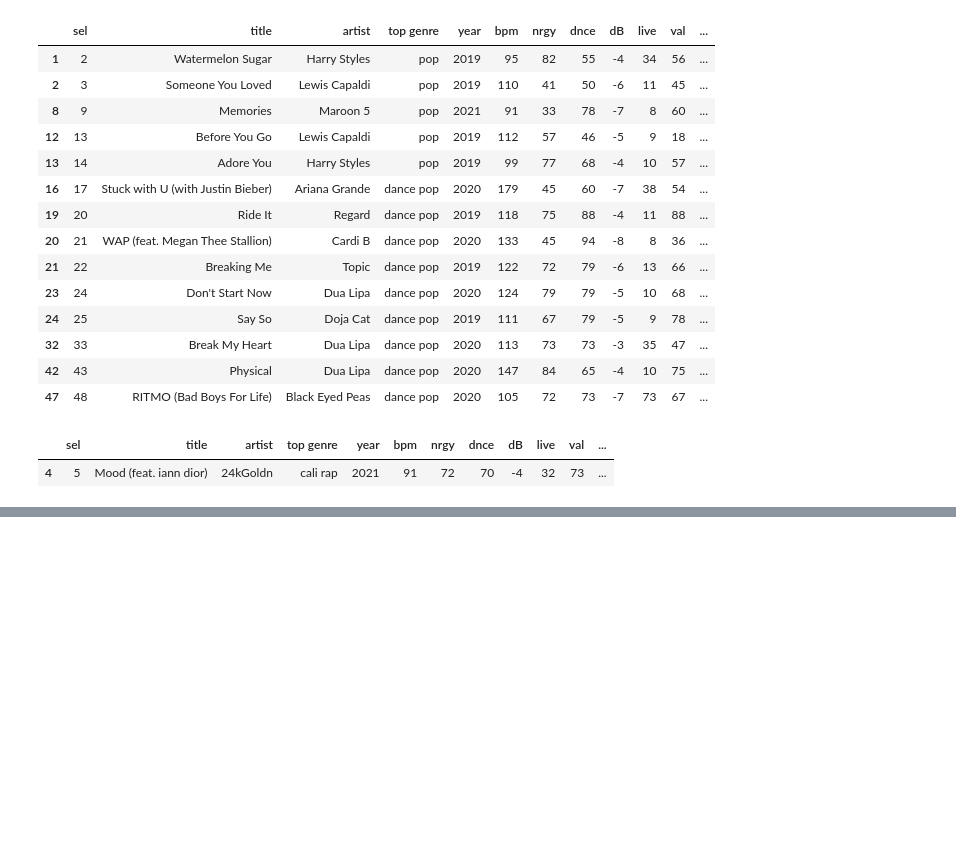
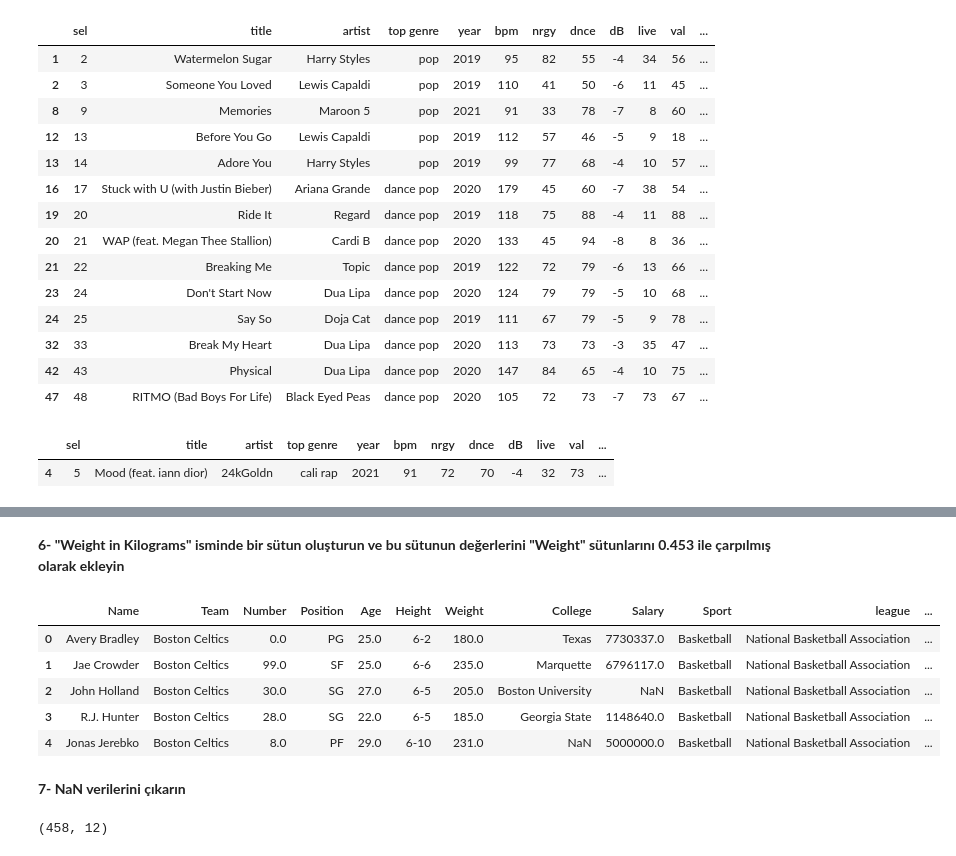
Before and after one commit to e-ozg/data-analizi-notlari, a Jupyter notebook: 09-Pratik.ipynb, the cells around one changed output, grey strips where cells are left out. Saved outputs shown, nothing was run; the diff lists cells and outputs as text; code cells hidden in the pictures; blank space fills up the shorter version.

```diff
--- a/09-Pratik.ipynb
+++ b/09-Pratik.ipynb
@@ -349,0 +356,3 @@ top2020[mask]
+# %%
+import pandas as pd
+df = pd.read_csv('https://raw.githubusercontent.com/zaferdemirkol/HerkesIcinYapayZeka/main/nba.csv')
@@ -349,0 +389,3 @@ top2020[mask]
+# %%
+df['Sport'] = 'Basketball'
+df.head()
@@ -349,0 +411,18 @@ top2020[mask]
+# %% [markdown]
+**6- "Weight in Kilograms" isminde bir sütun oluşturun ve bu sütunun değerlerini "Weight" sütunlarını 0.453 ile çarpılmış olarak ekleyin**
+# %%
+df['Weight in Kilograms'] = df['Weight'] * 0.453
+df.head()
+# %% [output]
+|  | Name | Team | Number | Position | Age | Height | Weight | College | Salary | Sport | league | ... |
+| 0 | Avery Bradley | Boston Celtics | 0.0 | PG | 25.0 | 6-2 | 180.0 | Texas | 7730337.0 | Basketball | National Basketball Association | ... |
+| 1 | Jae Crowder | Boston Celtics | 99.0 | SF | 25.0 | 6-6 | 235.0 | Marquette | 6796117.0 | Basketball | National Basketball Association | ... |
+| 2 | John Holland | Boston Celtics | 30.0 | SG | 27.0 | 6-5 | 205.0 | Boston University | NaN | Basketball | National Basketball Association | ... |
+| 3 | R.J. Hunter | Boston Celtics | 28.0 | SG | 22.0 | 6-5 | 185.0 | Georgia State | 1148640.0 | Basketball | National Basketball Association | ... |
+| 4 | Jonas Jerebko | Boston Celtics | 8.0 | PF | 29.0 | 6-10 | 231.0 | NaN | 5000000.0 | Basketball | National Basketball Association | ... |
+# %% [markdown]
+**7- NaN verilerini çıkarın**
+# %%
+df.shape
+# %% [output]
+(458, 12)
```
Also changed, not shown: parts of 24 cells of this notebook, 1 other file.
